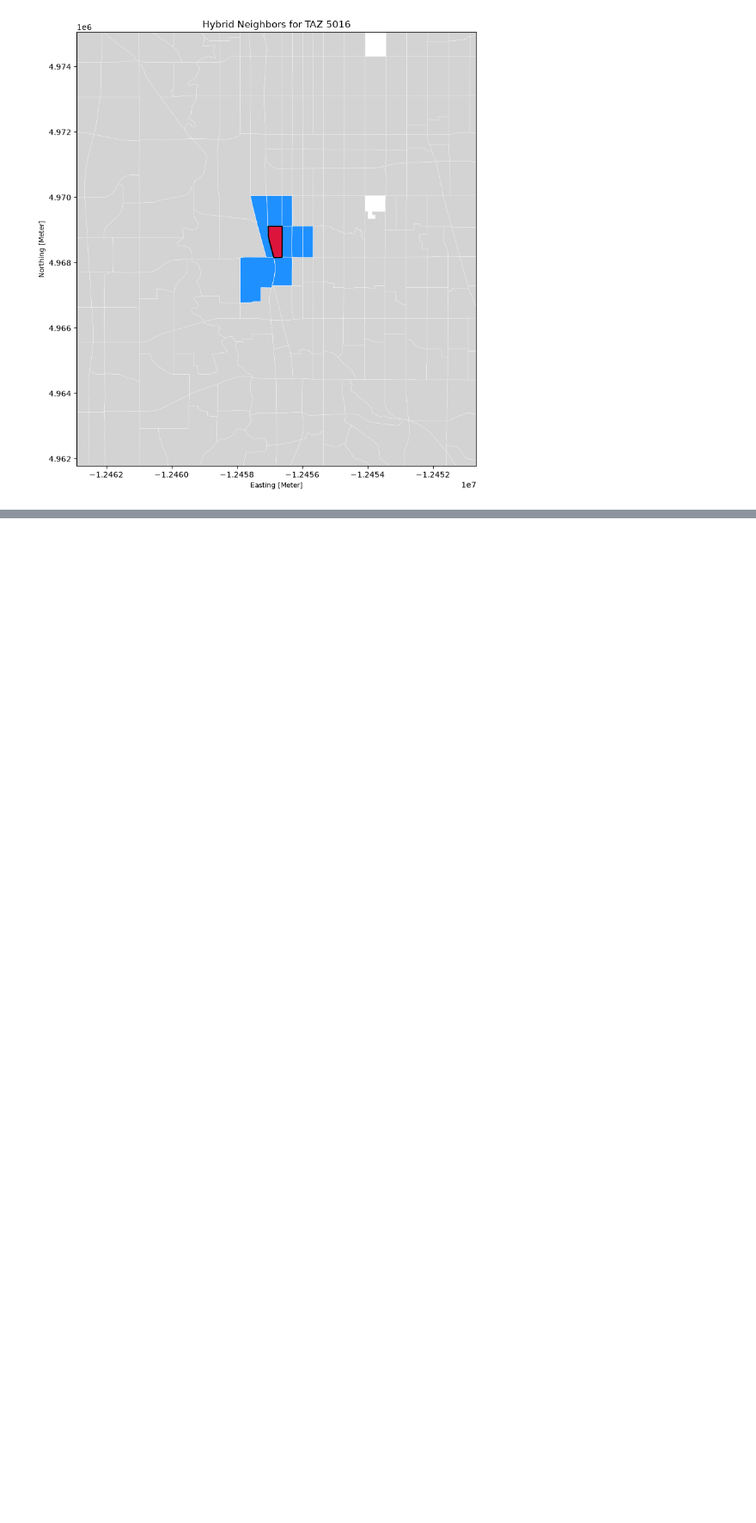
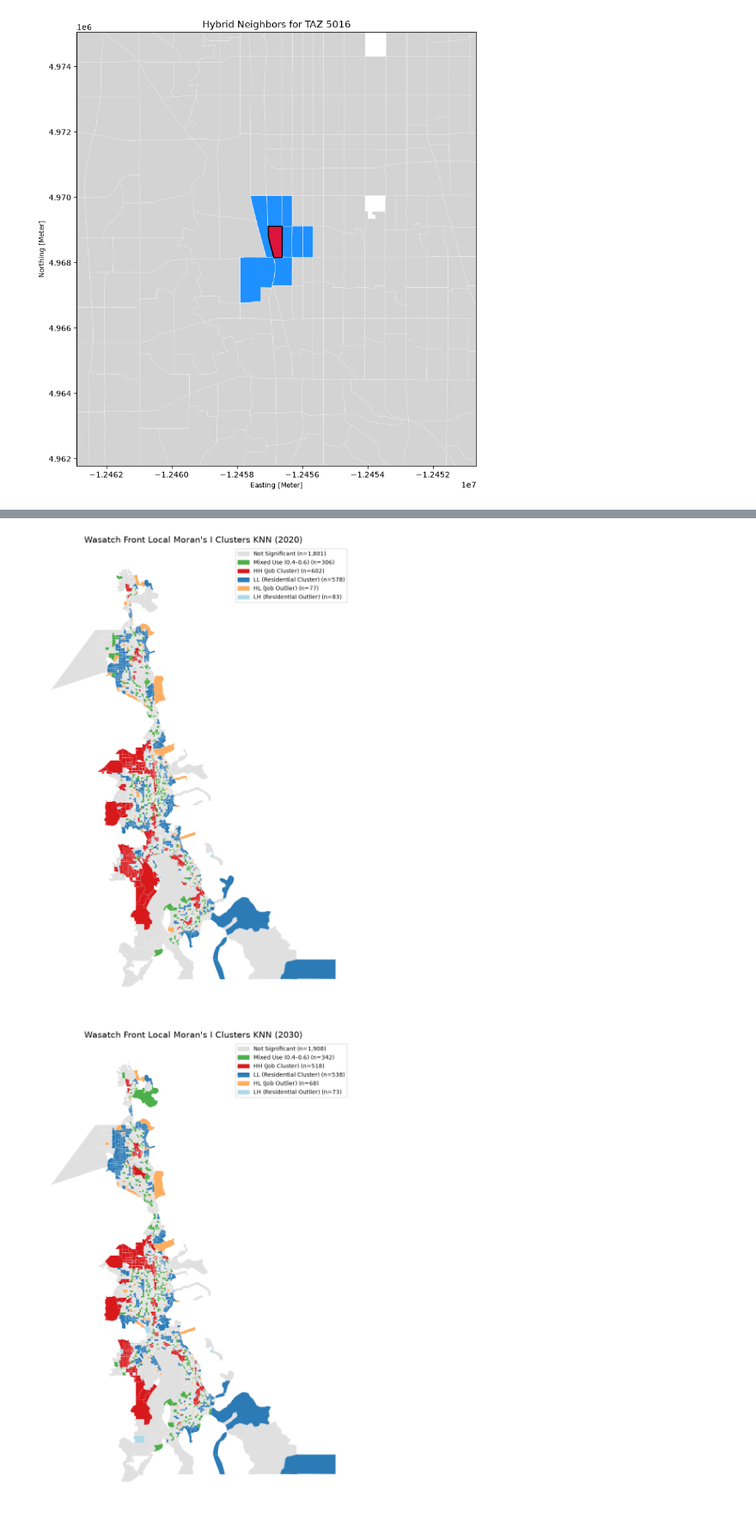
Before and after one commit to joanavarro2004/Code, a Jupyter notebook: Final Project Notebook.ipynb, the cells around one changed output, grey strips where cells are left out. Shown at 86% size. Saved outputs shown, nothing was run; the diff lists cells and outputs as text; code cells hidden in the pictures; blank space fills up the shorter version.

```diff
--- a/Final Project Notebook.ipynb
+++ b/Final Project Notebook.ipynb
@@ -550,0 +532,79 @@ Density: 1.264%
+# %%
+import esda.moran
+import matplotlib.pyplot as plt
+import matplotlib.patches as mpatches
+
+# 1. Choose your spatial weights matrix, target years, and Mixed Use bounds
+w_analysis = w_knn7  # Swap with w_knn7 if preferred
+lisa_years = [2020, 2030, 2040, 2050]
+mixed_min, mixed_max = 0.4, 0.6  # Community Score range for Mixed Use
+
+# 2. Define LISA colors and labels tailored to your Community Score
+lisa_colors = {
+    "Not Significant": "#e0e0e0",          # Light grey
+    "Mixed Use (0.4–0.6)": "#4daf4a",      # Green
+    "HH (Job Cluster)": "#d7191c",         # Red
+    "LL (Residential Cluster)": "#2c7bb6", # Blue
+    "HL (Job Outlier)": "#fdae61",         # Orange
+    "LH (Residential Outlier)": "#abd9e9", # Light blue
+}
+
+# 3. Run Local Moran's I for each decade and store the cluster labels
+lisa_gdf = score_gdf.copy()
+
+for year in lisa_years:
+    col = f"YEAR{year}"
+    lisa = esda.moran.Moran_Local(lisa_gdf[col], w_analysis, permutations=999)
+
+    # Assign LISA labels where p_sim < 0.05; carve Mixed Use out of Not Significant
+    sig = lisa.p_sim < 0.05
+    labels = ["Not Significant"] * len(lisa_gdf)
+
+    for i, (is_sig, quad, val) in enumerate(zip(sig, lisa.q, lisa_gdf[col])):
+        if is_sig:
+            if quad == 1:
+                labels[i] = "HH (Job Cluster)"
+            elif quad == 2:
+                labels[i] = "LH (Residential Outlier)"
+            elif quad == 3:
+                labels[i] = "LL (Residential Cluster)"
+            elif quad == 4:
+                labels[i] = "HL (Job Outlier)"
+        elif mixed_min <= val <= mixed_max:
+            labels[i] = "Mixed Use (0.4–0.6)"
+
+    lisa_gdf[f"LISA_{year}"] = labels
+
+# 4. Generate 4 individual full-size plots with dynamic category counts in the legend
+for year in lisa_years:
+    fig, ax = plt.subplots(figsize=(8, 12))
+    col = f"LISA_{year}"
+    legend_patches = []
+
+    for label, color in lisa_colors.items():
+        subset = lisa_gdf[lisa_gdf[col] == label]
+        count = len(subset)
+
+        if count > 0:
+            subset.plot(ax=ax, color=color, edgecolor="white", linewidth=0.15)
+
+        # Build legend entry with the exact TAZ count for this year
+        legend_patches.append(
+            mpatches.Patch(color=color, label=f"{label} (n={count:,})")
+        )
+
+    ax.set_title(f"Wasatch Front Local Moran's I Clusters KNN ({year})", fontsize=15)
+    ax.set_axis_off()
+    ax.legend(
+        handles=legend_patches,
+        loc="upper right",
+        fontsize=10,
+        frameon=True,
+        facecolor="white",
+    )
+
+    plt.tight_layout()
+    plt.show()
+# %% [output]
+[figure, added]
+[figure, added]
```
Also changed, not shown: parts of 22 cells of this notebook.
